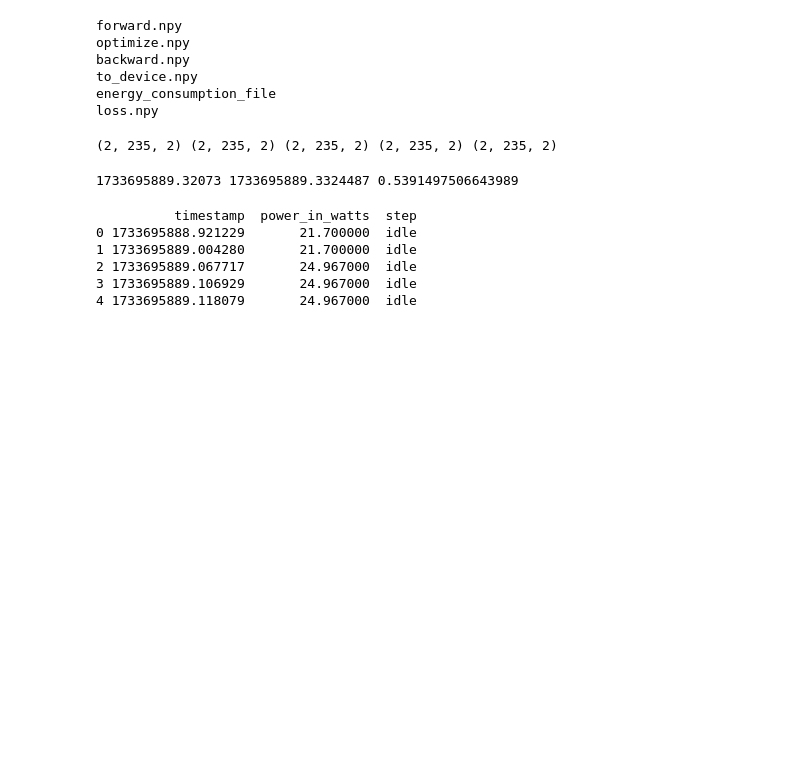
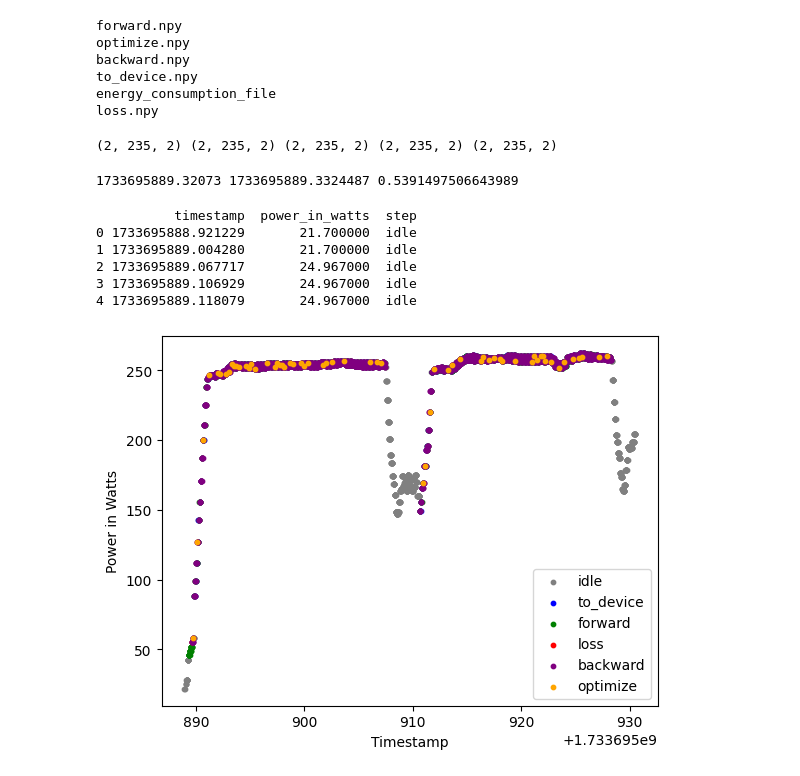
Before and after one commit to dtjgp/GreenAI, a Jupyter notebook: 3080/energy_consumption.ipynb, the cells around one changed output. Cells and saved outputs as stored; diff of their text form; code cells hidden in the pictures; blank space fills up the shorter version.

```diff
--- a/3080/energy_consumption.ipynb
+++ b/3080/energy_consumption.ipynb
@@ -240,3 +207,30 @@ def plot_energy_consumption(labeled_energy_data, title='Energy Consumption Over
+# %%
+import seaborn as sns
+import matplotlib.pyplot as plt
+import numpy as np
+
+# Create a color map for the steps
+step_colors = {
+    'idle': 'gray',
+    'to_device': 'blue',
+    'forward': 'green',
+    'loss': 'red',
+    'backward': 'purple',
+    'optimize': 'orange'
+}
+
+# Plot the data
+fig, ax = plt.subplots()
+for step in labeled_energy_data['step'].unique():
+    step_data = labeled_energy_data[labeled_energy_data['step'] == step]
+    ax.scatter(step_data['timestamp'], step_data['power_in_watts'], color=step_colors[step], label=step, s=10)
+
+ax.set_xlabel('Timestamp')
+ax.set_ylabel('Power in Watts')
+ax.legend()
+plt.show()
+# %% [output]
+[figure, added]
 # %%
 plot_energy_consumption(labeled_energy_data[:100])
 # %% [output]
```
Also changed, not shown: parts of 2 cells of this notebook.
